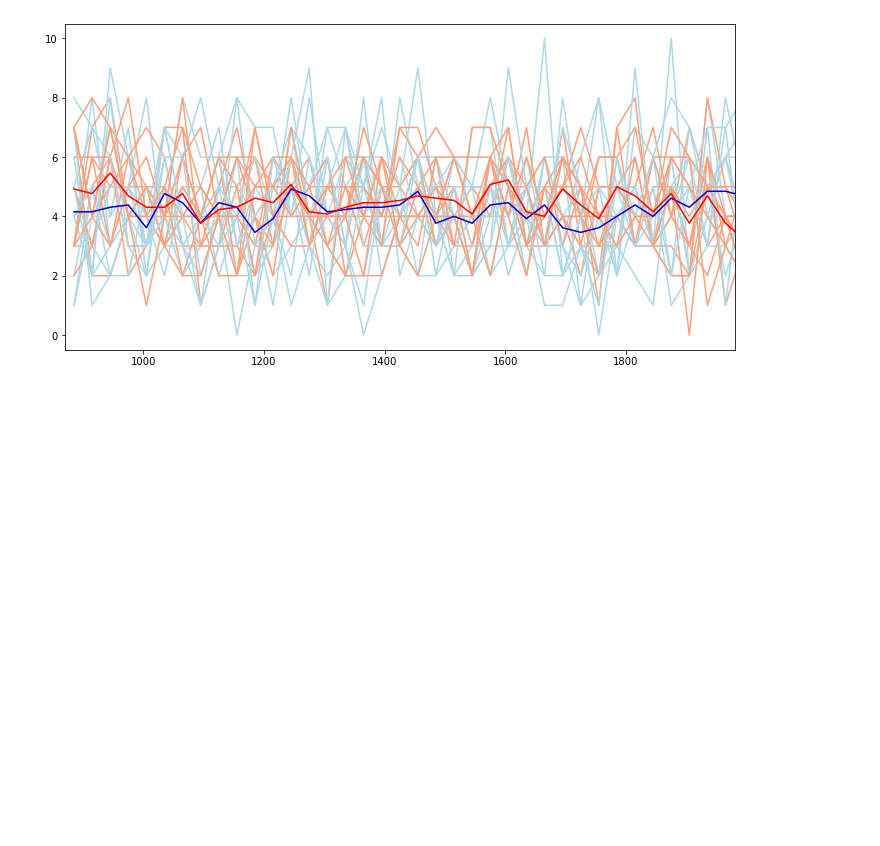
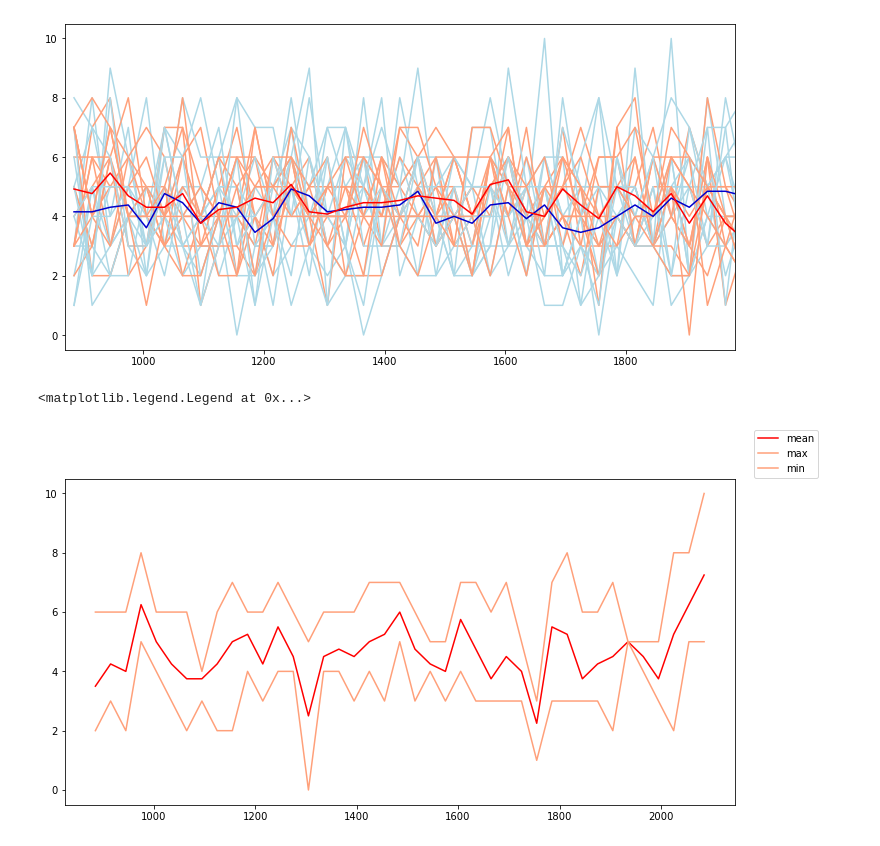
Before and after one commit to anton-seaice/compound, a Jupyter notebook: cesmTradIndecesCompounds.ipynb, the cells around one changed output. Saved outputs shown, nothing was run; the diff lists cells and outputs as text; code cells hidden in the pictures; blank space fills up the shorter version.

Commit message:
Updates to CESM results

```diff
--- a/cesmTradIndecesCompounds.ipynb
+++ b/cesmTradIndecesCompounds.ipynb
@@ -41,16 +41,12 @@ So we are going to define events as follows:
 
 For now, using a 850-1850 climatology
 # %%
-# define some criteria that we want to use to identifiy it thats an event
-
 # This should calculate stds for all experiments and all indeces
 stdDa = indecesDa.std(dim='year')
 
+# define some criteria that we want to use to identifiy it thats an event
 criteriaDa = xarray.concat(
-    (
-        stdDa.sel(index=['nino34','dmi']),
-        stdDa.sel(index='sam')/2
-    ),
+    (stdDa.sel(index=['nino34','dmi']), stdDa.sel(index='sam')/2),
     'index'
 )
 # %%
@@ -167,6 +154,21 @@ plt.xlim(870, 1980)
 # %% [output]
 (870.0, 1980.0)
 [figure]
+# %%
+fig = plt.figure(figsize=(12,6))
+
+
+
+plt.plot(x, binnedPosCount.sel(experiment=_model.cesmRcp85).mean(dim='experiment') , color='red', label='mean')
+
+plt.plot(x, binnedPosCount.sel(experiment=_model.cesmRcp85).max(dim='experiment') , color='lightsalmon', label='max')
+
+plt.plot(x, binnedPosCount.sel(experiment=_model.cesmRcp85).min(dim='experiment') , color='lightsalmon', label='min')
+
+fig.legend()
+# %% [output]
+<matplotlib.legend.Legend at 0x...>
+[figure, added]
 # %%
 fig = plt.figure(figsize=(12,6))
 
```
Also changed, not shown: parts of 13 cells of this notebook, 2 other files.
